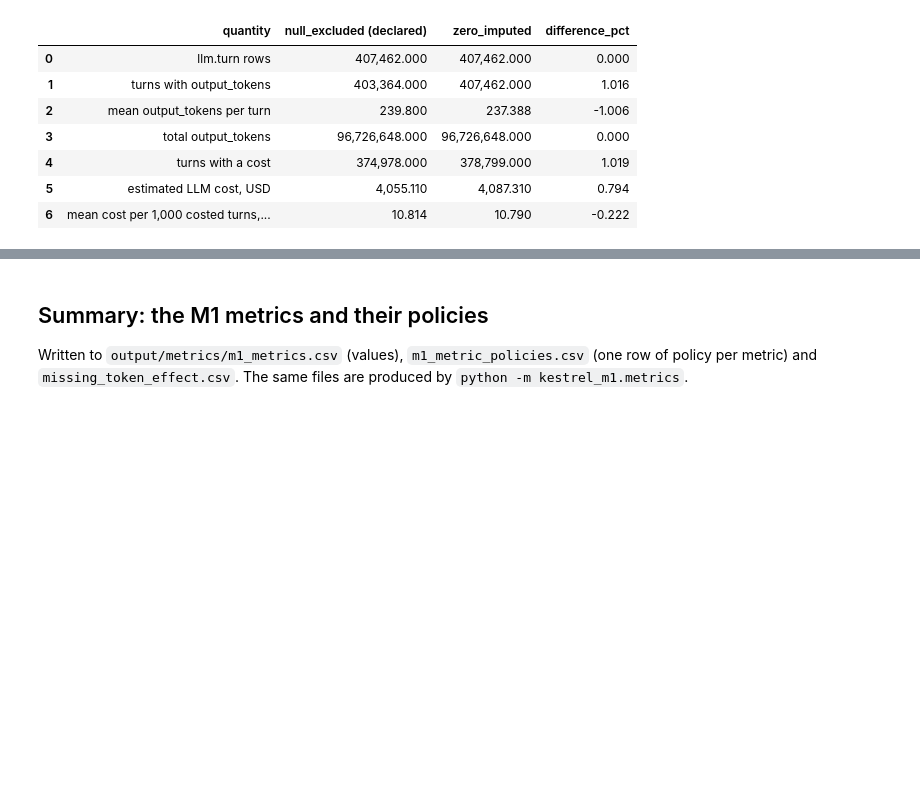
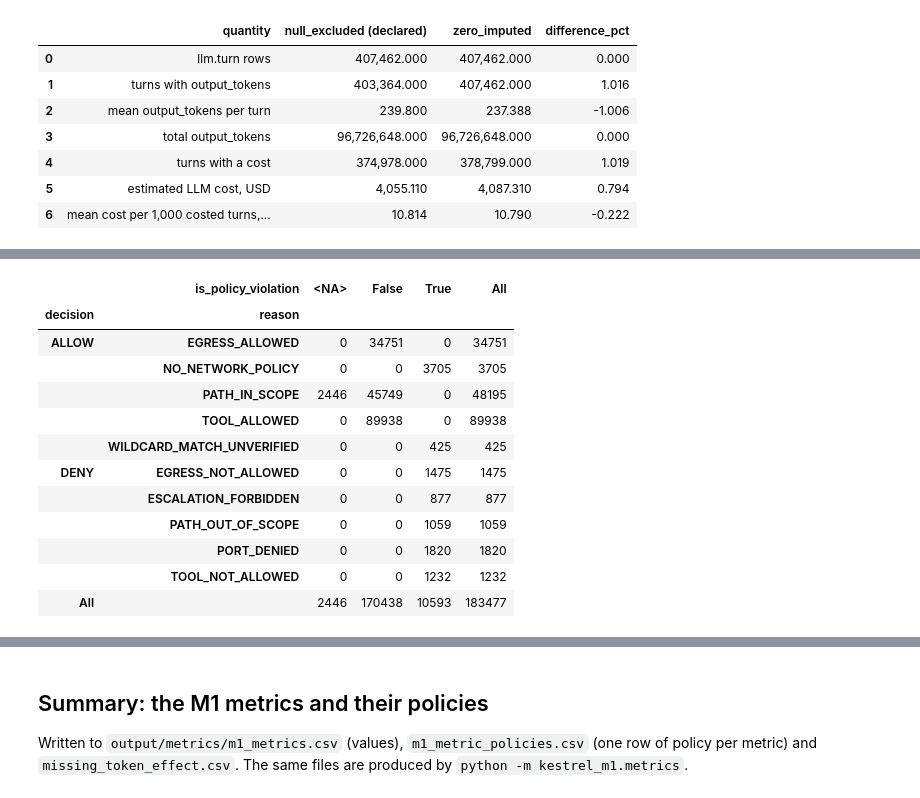
Before and after one commit to omarkhashab/tata-m2, a Jupyter notebook: M1/notebooks/02_metrics.ipynb, the cells around one changed output, grey strips where cells are left out. Cells and saved outputs as stored; diff of their text form; code cells hidden in the pictures; blank space fills up the shorter version.

```diff
--- a/M1/notebooks/02_metrics.ipynb
+++ b/M1/notebooks/02_metrics.ipynb
@@ -375,0 +414,22 @@ metrics.missing_token_effect(act)
+# %%
+from kestrel_m1 import policy
+xc = policy.cross_check(
+    pd.read_parquet(metrics.CURATED / "stg_agent_activity.parquet",
+                    columns=["session_id", "event_type", "target_resource", "is_policy_violation"]),
+    pd.read_parquet(metrics.CURATED / "stg_network_flows.parquet"),
+    pd.read_parquet(metrics.CURATED / "stg_sandbox_audit.parquet"))
+xc["audit"]
+# %% [output]
+|  | is_policy_violation | <NA> | False | True | All |
+| decision | reason |  |  |  |  |
+| ALLOW | EGRESS_ALLOWED | 0 | 34751 | 0 | 34751 |
+|  | NO_NETWORK_POLICY | 0 | 0 | 3705 | 3705 |
+|  | PATH_IN_SCOPE | 2446 | 45749 | 0 | 48195 |
+|  | TOOL_ALLOWED | 0 | 89938 | 0 | 89938 |
+|  | WILDCARD_MATCH_UNVERIFIED | 0 | 0 | 425 | 425 |
+| DENY | EGRESS_NOT_ALLOWED | 0 | 0 | 1475 | 1475 |
+|  | ESCALATION_FORBIDDEN | 0 | 0 | 877 | 877 |
+|  | PATH_OUT_OF_SCOPE | 0 | 0 | 1059 | 1059 |
+|  | PORT_DENIED | 0 | 0 | 1820 | 1820 |
+|  | TOOL_NOT_ALLOWED | 0 | 0 | 1232 | 1232 |
+| All |  | 2446 | 170438 | 10593 | 183477 |
```
Also changed, not shown: parts of 7 cells of this notebook, 13 other files.
